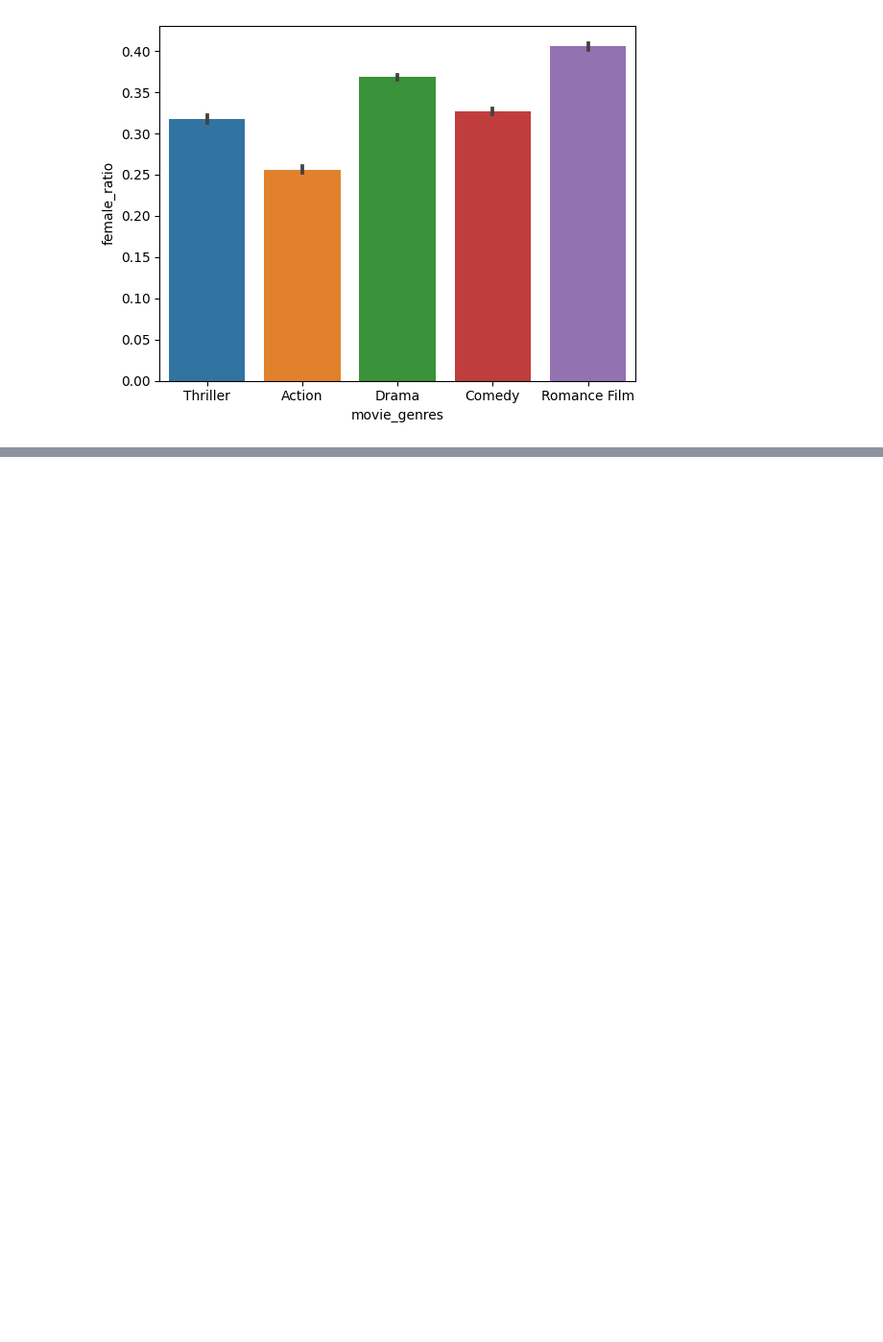
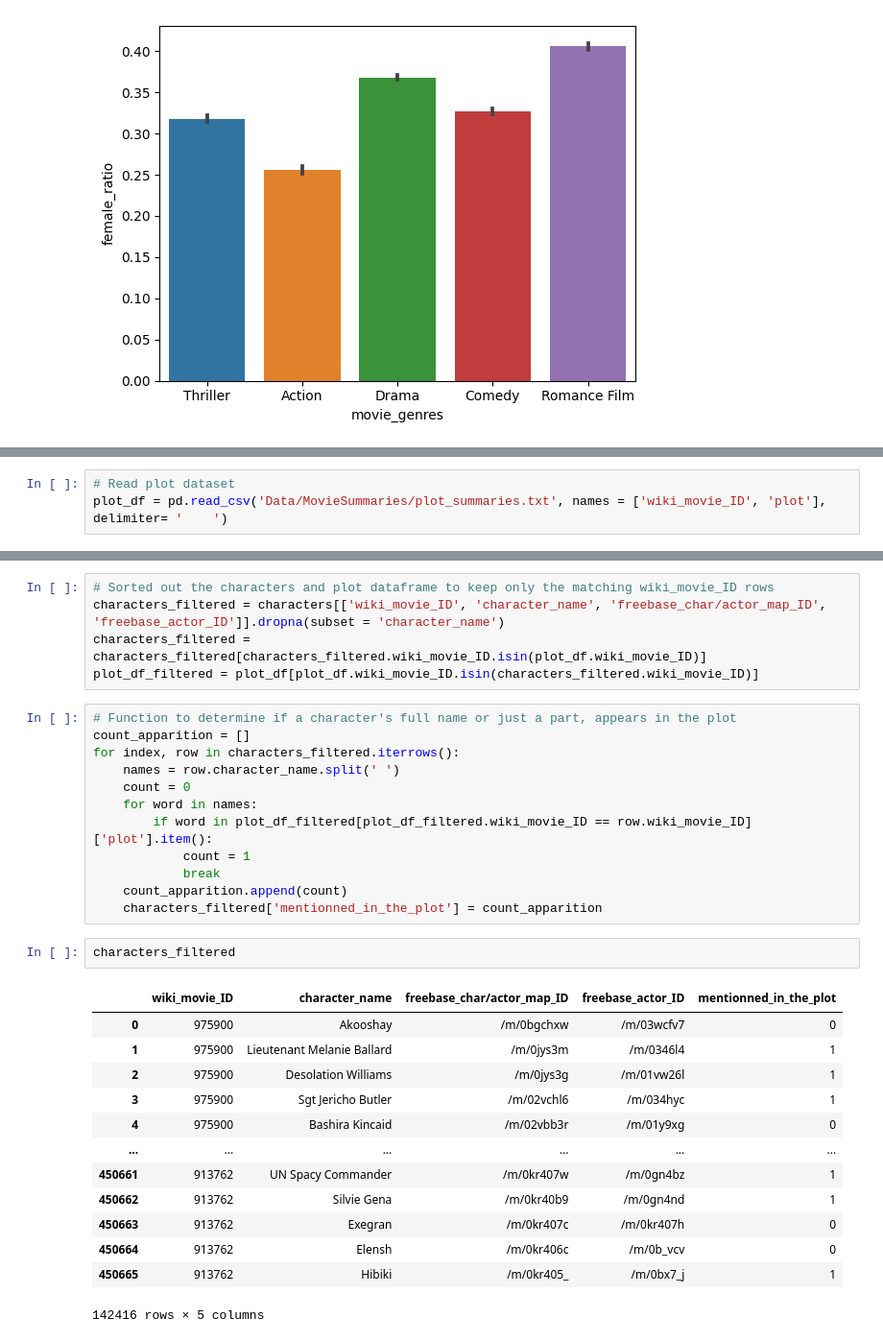
Before and after one commit to epfl-ada/ada-2022-project-armada, a Jupyter notebook: Arthur.ipynb, the cells around one changed output, grey strips where cells are left out. Shown at 96% size. Drawn from its saved outputs; the diff is of its cells as text; blank space fills up the shorter version.

Commit message:
actors in the plot?

```diff
--- a/Arthur.ipynb
+++ b/Arthur.ipynb
@@ -972,0 +976,3 @@ ax = sns.boxplot(x="movie_genres", y="female_ratio", data=movie_genres_female_ex
+# %%
+# Read plot dataset
+plot_df = pd.read_csv('Data/MovieSummaries/plot_summaries.txt', names = ['wiki_movie_ID', 'plot'], delimiter= '	')
@@ -972,0 +986,33 @@ ax = sns.boxplot(x="movie_genres", y="female_ratio", data=movie_genres_female_ex
+# %%
+# Sorted out the characters and plot dataframe to keep only the matching wiki_movie_ID rows
+characters_filtered = characters[['wiki_movie_ID', 'character_name', 'freebase_char/actor_map_ID', 'freebase_actor_ID']].dropna(subset = 'character_name')
+characters_filtered = characters_filtered[characters_filtered.wiki_movie_ID.isin(plot_df.wiki_movie_ID)]
+plot_df_filtered = plot_df[plot_df.wiki_movie_ID.isin(characters_filtered.wiki_movie_ID)]
+# %%
+# Function to determine if a character's full name or just a part, appears in the plot
+count_apparition = []
+for index, row in characters_filtered.iterrows():
+    names = row.character_name.split(' ')
+    count = 0
+    for word in names:
+        if word in plot_df_filtered[plot_df_filtered.wiki_movie_ID == row.wiki_movie_ID]['plot'].item():
+            count = 1
+            break
+    count_apparition.append(count)
+    characters_filtered['mentionned_in_the_plot'] = count_apparition
+# %%
+characters_filtered
+# %% [output]
+|  | wiki_movie_ID | character_name | freebase_char/actor_map_ID | freebase_actor_ID | mentionned_in_the_plot |
+| 0 | 975900 | Akooshay | /m/0bgchxw | /m/03wcfv7 | 0 |
+| 1 | 975900 | Lieutenant Melanie Ballard | /m/0jys3m | /m/0346l4 | 1 |
+| 2 | 975900 | Desolation Williams | /m/0jys3g | /m/01vw26l | 1 |
+| 3 | 975900 | Sgt Jericho Butler | /m/02vchl6 | /m/034hyc | 1 |
+| 4 | 975900 | Bashira Kincaid | /m/02vbb3r | /m/01y9xg | 0 |
+| ... | ... | ... | ... | ... | ... |
+| 450661 | 913762 | UN Spacy Commander | /m/0kr407w | /m/0gn4bz | 1 |
+| 450662 | 913762 | Silvie Gena | /m/0kr40b9 | /m/0gn4nd | 1 |
+| 450663 | 913762 | Exegran | /m/0kr407c | /m/0kr407h | 0 |
+| 450664 | 913762 | Elensh | /m/0kr406c | /m/0b_vcv | 0 |
+| 450665 | 913762 | Hibiki | /m/0kr405_ | /m/0bx7_j | 1 |
+142416 rows × 5 columns
```
Also changed, not shown: parts of 4 cells of this notebook, 2 other files.
